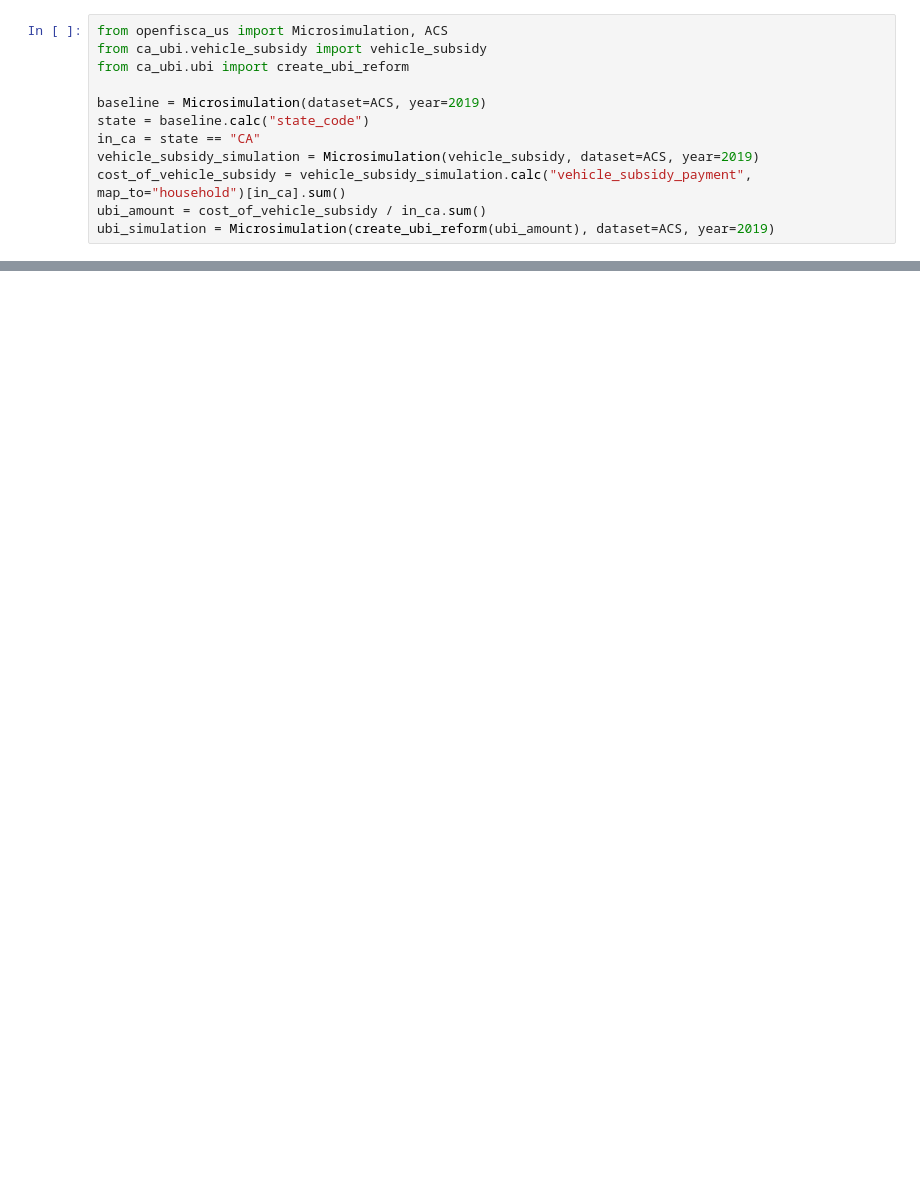
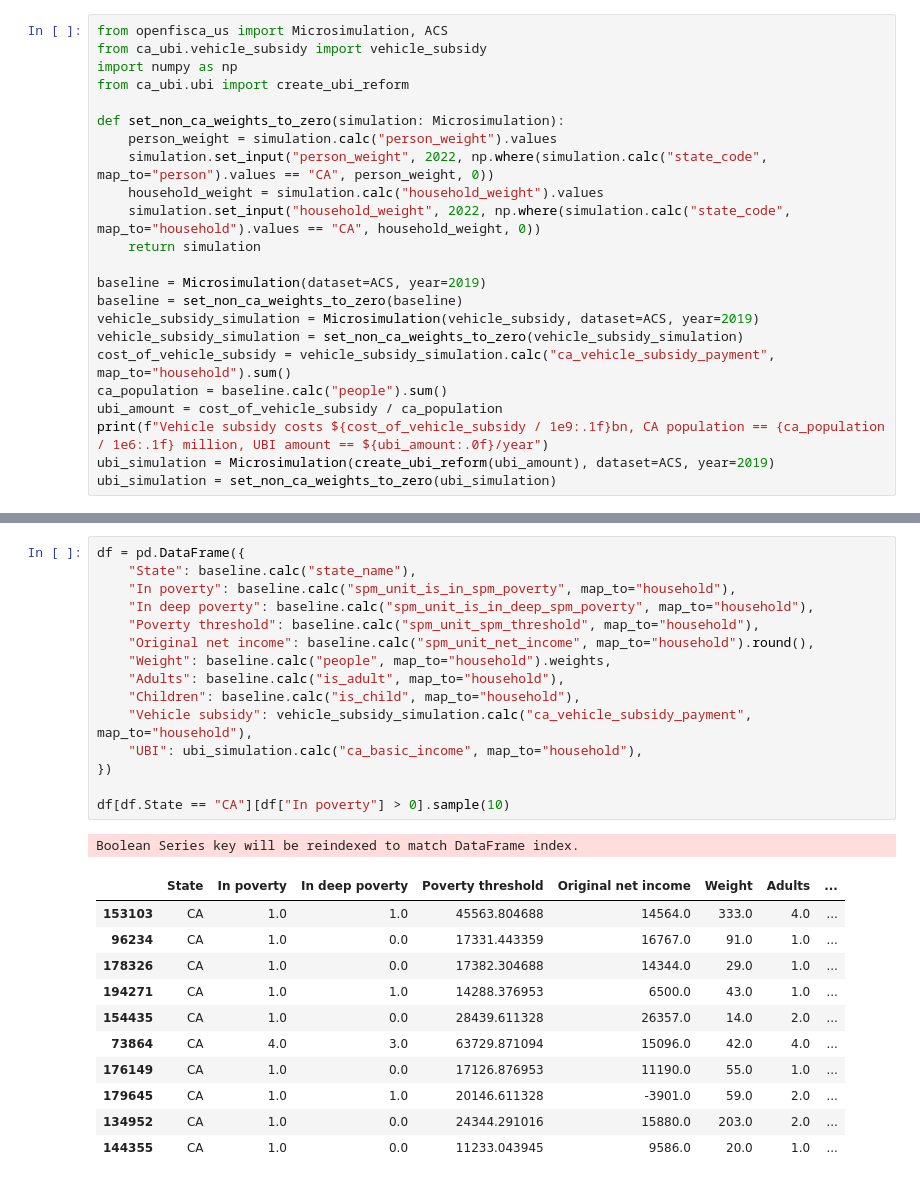
Before and after one commit to UBICenter/ca-ubi, a Jupyter notebook: website/post.ipynb, the cells around one changed output, grey strips where cells are left out. Cells and saved outputs as stored; diff of their text form; blank space fills up the shorter version.

```diff
--- a/website/post.ipynb
+++ b/website/post.ipynb
@@ -3,12 +7,23 @@
 # %%
 from openfisca_us import Microsimulation, ACS
 from ca_ubi.vehicle_subsidy import vehicle_subsidy
+import numpy as np
 from ca_ubi.ubi import create_ubi_reform
 
+def set_non_ca_weights_to_zero(simulation: Microsimulation):
+    person_weight = simulation.calc("person_weight").values
+    simulation.set_input("person_weight", 2022, np.where(simulation.calc("state_code", map_to="person").values == "CA", person_weight, 0))
+    household_weight = simulation.calc("household_weight").values
+    simulation.set_input("household_weight", 2022, np.where(simulation.calc("state_code", map_to="household").values == "CA", household_weight, 0))
+    return simulation
+
 baseline = Microsimulation(dataset=ACS, year=2019)
-state = baseline.calc("state_code")
-in_ca = state == "CA"
+baseline = set_non_ca_weights_to_zero(baseline)
 vehicle_subsidy_simulation = Microsimulation(vehicle_subsidy, dataset=ACS, year=2019)
-cost_of_vehicle_subsidy = vehicle_subsidy_simulation.calc("vehicle_subsidy_payment", map_to="household")[in_ca].sum()
-ubi_amount = cost_of_vehicle_subsidy / in_ca.sum()
+vehicle_subsidy_simulation = set_non_ca_weights_to_zero(vehicle_subsidy_simulation)
+cost_of_vehicle_subsidy = vehicle_subsidy_simulation.calc("ca_vehicle_subsidy_payment", map_to="household").sum()
+ca_population = baseline.calc("people").sum()
+ubi_amount = cost_of_vehicle_subsidy / ca_population
+print(f"Vehicle subsidy costs ${cost_of_vehicle_subsidy / 1e9:.1f}bn, CA population == {ca_population / 1e6:.1f} million, UBI amount == ${ubi_amount:.0f}/year")
 ubi_simulation = Microsimulation(create_ubi_reform(ubi_amount), dataset=ACS, year=2019)
+ubi_simulation = set_non_ca_weights_to_zero(ubi_simulation)
@@ -77,0 +140,28 @@ format_fig(fig)
+# %%
+df = pd.DataFrame({
+    "State": baseline.calc("state_name"),
+    "In poverty": baseline.calc("spm_unit_is_in_spm_poverty", map_to="household"),
+    "In deep poverty": baseline.calc("spm_unit_is_in_deep_spm_poverty", map_to="household"),
+    "Poverty threshold": baseline.calc("spm_unit_spm_threshold", map_to="household"),
+    "Original net income": baseline.calc("spm_unit_net_income", map_to="household").round(),
+    "Weight": baseline.calc("people", map_to="household").weights,
+    "Adults": baseline.calc("is_adult", map_to="household"),
+    "Children": baseline.calc("is_child", map_to="household"),
+    "Vehicle subsidy": vehicle_subsidy_simulation.calc("ca_vehicle_subsidy_payment", map_to="household"),
+    "UBI": ubi_simulation.calc("ca_basic_income", map_to="household"),
+})
+
+df[df.State == "CA"][df["In poverty"] > 0].sample(10)
+# %% [output]
+Boolean Series key will be reindexed to match DataFrame index.
+|  | State | In poverty | In deep poverty | Poverty threshold | Original net income | Weight | Adults | ... |
+| 153103 | CA | 1.0 | 1.0 | 45563.804688 | 14564.0 | 333.0 | 4.0 | ... |
+| 96234 | CA | 1.0 | 0.0 | 17331.443359 | 16767.0 | 91.0 | 1.0 | ... |
+| 178326 | CA | 1.0 | 0.0 | 17382.304688 | 14344.0 | 29.0 | 1.0 | ... |
+| 194271 | CA | 1.0 | 1.0 | 14288.376953 | 6500.0 | 43.0 | 1.0 | ... |
+| 154435 | CA | 1.0 | 0.0 | 28439.611328 | 26357.0 | 14.0 | 2.0 | ... |
+| 73864 | CA | 4.0 | 3.0 | 63729.871094 | 15096.0 | 42.0 | 4.0 | ... |
+| 176149 | CA | 1.0 | 0.0 | 17126.876953 | 11190.0 | 55.0 | 1.0 | ... |
+| 179645 | CA | 1.0 | 1.0 | 20146.611328 | -3901.0 | 59.0 | 2.0 | ... |
+| 134952 | CA | 1.0 | 0.0 | 24344.291016 | 15880.0 | 203.0 | 2.0 | ... |
+| 144355 | CA | 1.0 | 0.0 | 11233.043945 | 9586.0 | 20.0 | 1.0 | ... |
```
Also changed, not shown: parts of 5 cells of this notebook, 2 other files.
